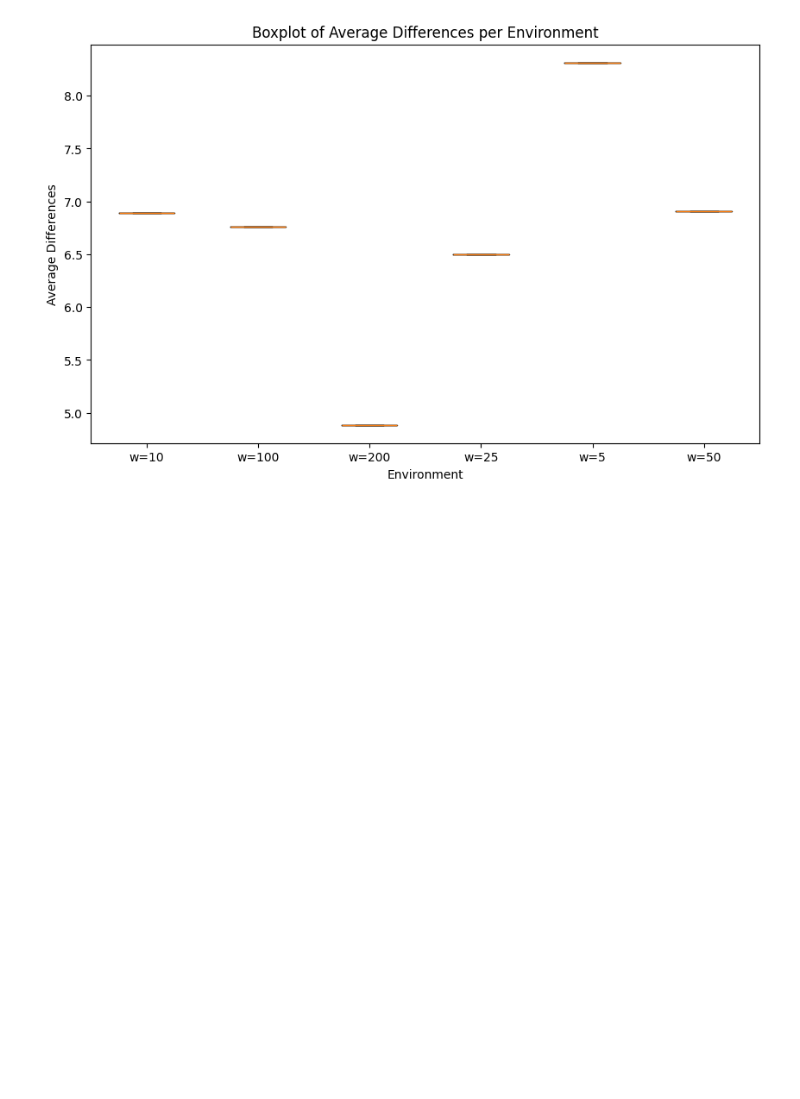
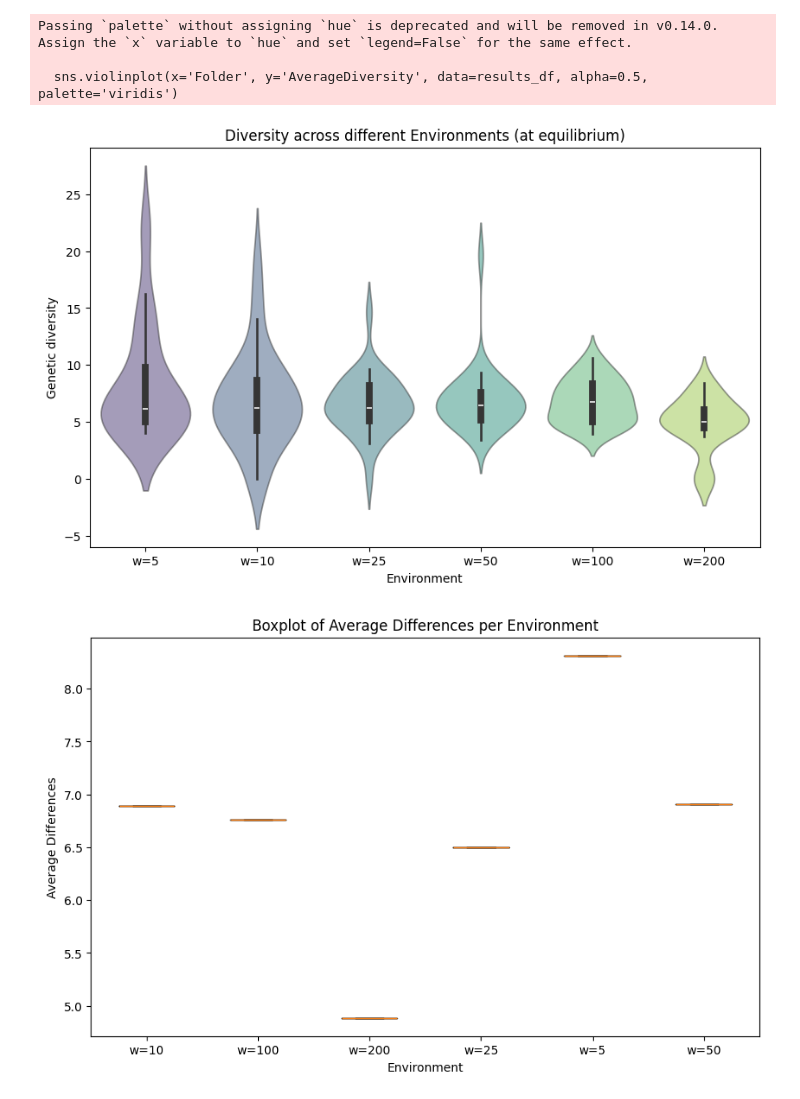
Before and after one commit to giuliabernardinieco/revosim-simulations, a Jupyter notebook: genetic-diversity.ipynb, the cells around one changed output. Saved outputs shown, nothing was run; the diff lists cells and outputs as text; code cells hidden in the pictures; blank space fills up the shorter version.

Commit message:
making a violin plot and fixing problem witn venv

```diff
--- a/genetic-diversity.ipynb
+++ b/genetic-diversity.ipynb
@@ -61,6 +62,21 @@ for i, folder_path in enumerate(folder_paths):
 # Convert the list of dictionaries to a DataFrame
 results_df = pd.DataFrame(results_list)
 mean_div_env = results_df.groupby('Folder')['AverageDiversity'].mean().reset_index()
+# %%
+# Create a boxplot
+plt.figure(figsize=(10, 6))
+sns.violinplot(x='Folder', y='AverageDiversity', data=results_df, alpha=0.5, palette='viridis')
+
+# Labels
+plt.xlabel('Environment')
+plt.ylabel('Genetic diversity')
+plt.title('Diversity across different Environments (at equilibrium)')
+plt.show()
+# %% [output]
+Passing `palette` without assigning `hue` is deprecated and will be removed in v0.14.0. Assign the `x` variable to `hue` and set `legend=False` for the same effect.
+
+  sns.violinplot(x='Folder', y='AverageDiversity', data=results_df, alpha=0.5, palette='viridis')
+[figure, added]
 # %%
 plt.figure(figsize=(10,6))
 plt.boxplot([group['AverageDiversity'] for name, group in mean_div_env.groupby('Folder')],
```
Also changed, not shown: parts of 1 cell of this notebook.
